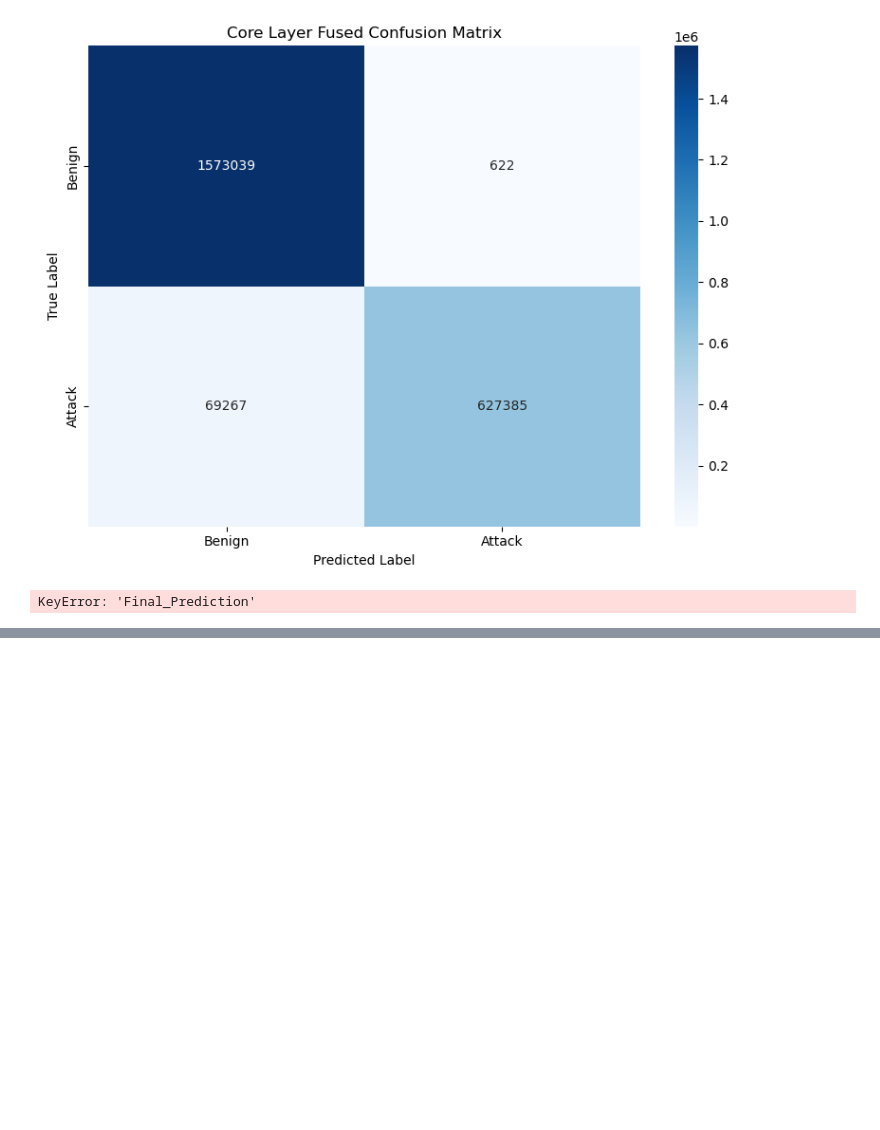
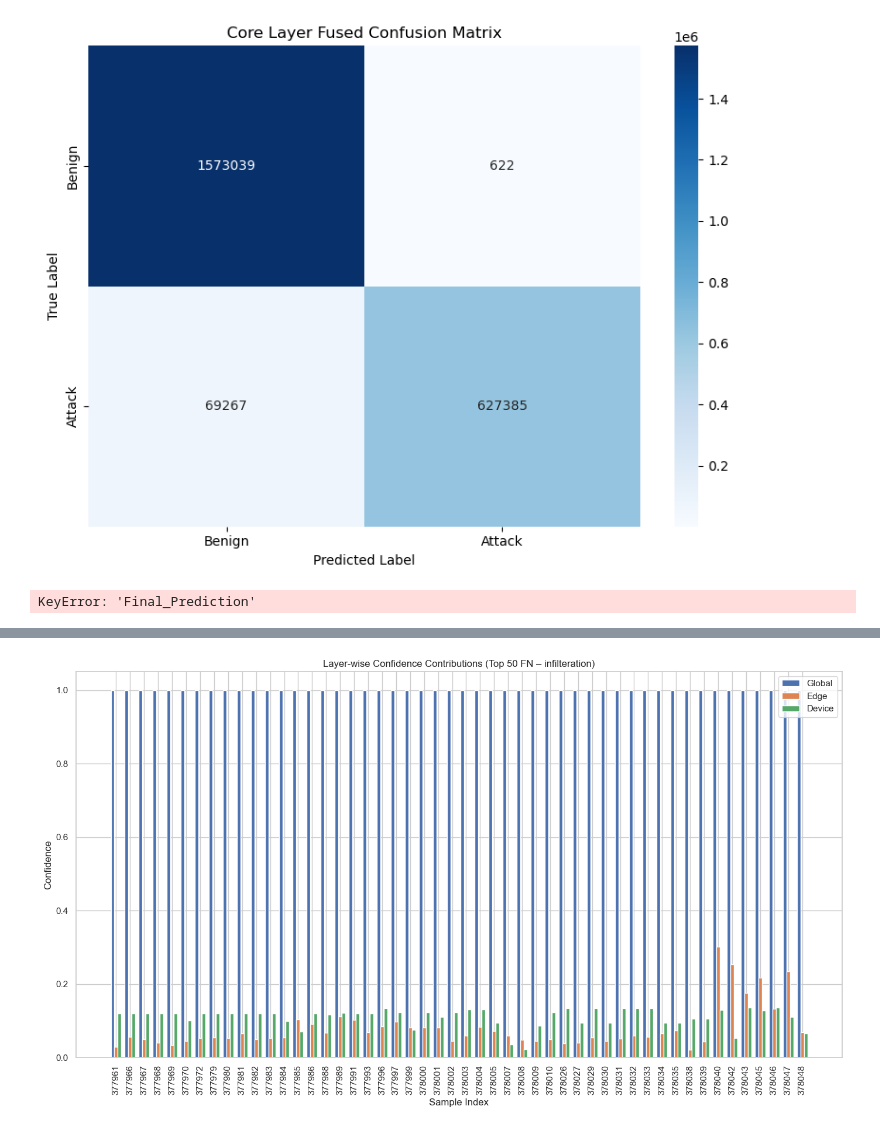
Before and after one commit to Vardhan-225/INADS, a Jupyter notebook: Notebooks/Revised Approach/Core_Layer.ipynb, the cells around one changed output, grey strips where cells are left out. Saved outputs shown, nothing was run; the diff lists cells and outputs as text; code cells hidden in the pictures; blank space fills up the shorter version.

```diff
--- a/Notebooks/Revised Approach/Core_Layer.ipynb
+++ b/Notebooks/Revised Approach/Core_Layer.ipynb
@@ -732,0 +1080,92 @@ KeyError: 'Final_Prediction'
+# %%
+import pandas as pd
+import numpy as np
+import matplotlib.pyplot as plt
+import seaborn as sns
+
+# ------------------------------
+# Step 1: Load Files
+# ------------------------------
+results_path = "/Users/akashthanneeru/Desktop/INADS_Data/Models/Final/core_layer_results.csv"
+summary_path = "/Users/akashthanneeru/Desktop/INADS_Data/Models/Final/core_layer_attack_detection_summary.csv"
+original_data_path = "/Users/akashthanneeru/Desktop/INADS_Data/Data/Indexed_Dataset_Cyclical_Encoded.csv"
+
+# Load core layer predictions
+results_df = pd.read_csv(results_path)
+print("Core layer results loaded:", results_df.shape)
+
+# Load original dataset to get Original_Label
+df_original = pd.read_csv(original_data_path)
+print("Original dataset loaded:", df_original.shape)
+
+# Merge Original_Label into results_df
+results_df["Original_Label"] = df_original["Label"][:len(results_df)]
+
+# ------------------------------
+# Step 2: Trace False Negatives – infilteration
+# ------------------------------
+infilteration_fns = results_df[
+    (results_df["Original_Label"] == "Infilteration") &
+    (results_df["True_Label"] == 1) &
+    (results_df["Final_Prediction"] == 0)
+]
+
+print(f"\nNumber of False Negatives for infilteration: {len(infilteration_fns)}")
+display(infilteration_fns.head())
+
+# ------------------------------
+# Step 3: Visualize Confidence Scores for FN – Optional (Top 50)
+# ------------------------------
+sampled_fns = infilteration_fns.head(50)  # pick top 50 for visualization
+
+fig, ax = plt.subplots(figsize=(14, 8))
+bar_width = 0.25
+x = np.arange(len(sampled_fns))
+
+ax.bar(x - bar_width, sampled_fns["Global_Confidence"], width=bar_width, label="Global")
+ax.bar(x, sampled_fns["Edge_Confidence"], width=bar_width, label="Edge")
+ax.bar(x + bar_width, sampled_fns["Device_Confidence"], width=bar_width, label="Device")
+
+ax.set_xticks(x)
+ax.set_xticklabels(sampled_fns.index, rotation=90)
+ax.set_title("Layer-wise Confidence Contributions (Top 50 FN – infilteration)")
+ax.set_xlabel("Sample Index")
+ax.set_ylabel("Confidence")
+ax.legend()
+plt.tight_layout()
+plt.show()
+
+# ------------------------------
+# Step 4: TP, FP, FN per Attack Type
+# ------------------------------
+def compute_tp_fp_fn(group):
+    tp = ((group["True_Label"] == 1) & (group["Final_Prediction"] == 1)).sum()
+    fn = ((group["True_Label"] == 1) & (group["Final_Prediction"] == 0)).sum()
+    fp = ((group["True_Label"] == 0) & (group["Final_Prediction"] == 1)).sum()
+    return pd.Series({
+        "TP": tp,
+        "FN": fn,
+        "FP": fp,
+        "Total Attacks": tp + fn,
+        "Detection Rate (%)": (tp / (tp + fn)) * 100 if (tp + fn) > 0 else 0
+    })
+
+attack_summary = results_df.groupby("Original_Label").apply(compute_tp_fp_fn)
+attack_summary = attack_summary.sort_values("Detection Rate (%)", ascending=False)
+
+# Save detailed summary
+attack_summary_path = "/Users/akashthanneeru/Desktop/INADS_Data/Models/Final/core_layer_tp_fp_fn_summary.csv"
+attack_summary.to_csv(attack_summary_path)
+print(f"\nTP, FP, FN summary saved to: {attack_summary_path}")
+
+# ------------------------------
+# Step 5: Visualize Detection Rate
+# ------------------------------
+plt.figure(figsize=(14, 6))
+sns.barplot(data=attack_summary.reset_index(), x="Detection Rate (%)", y="Original_Label", palette="viridis")
+plt.title("Detection Rate per Attack Type (INADS Core Layer)")
+plt.xlabel("Detection Rate (%)")
+plt.ylabel("Attack Type")
+plt.tight_layout()
+plt.show()
+# %% [output]
@@ -732,0 +1182 @@ KeyError: 'Final_Prediction'
+[figure, added]
```
Also changed, not shown: parts of 16 cells of this notebook, 9 other files.
